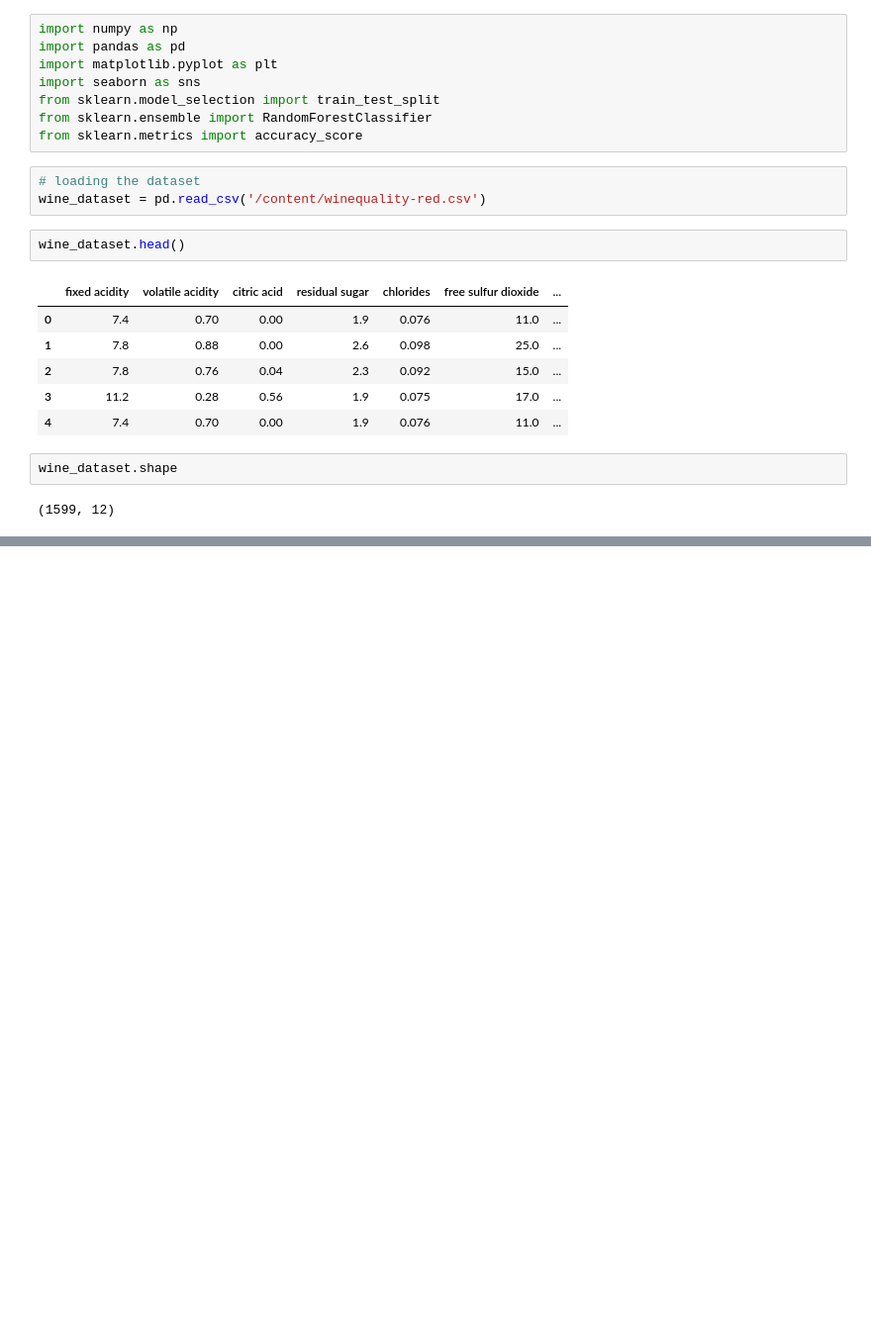
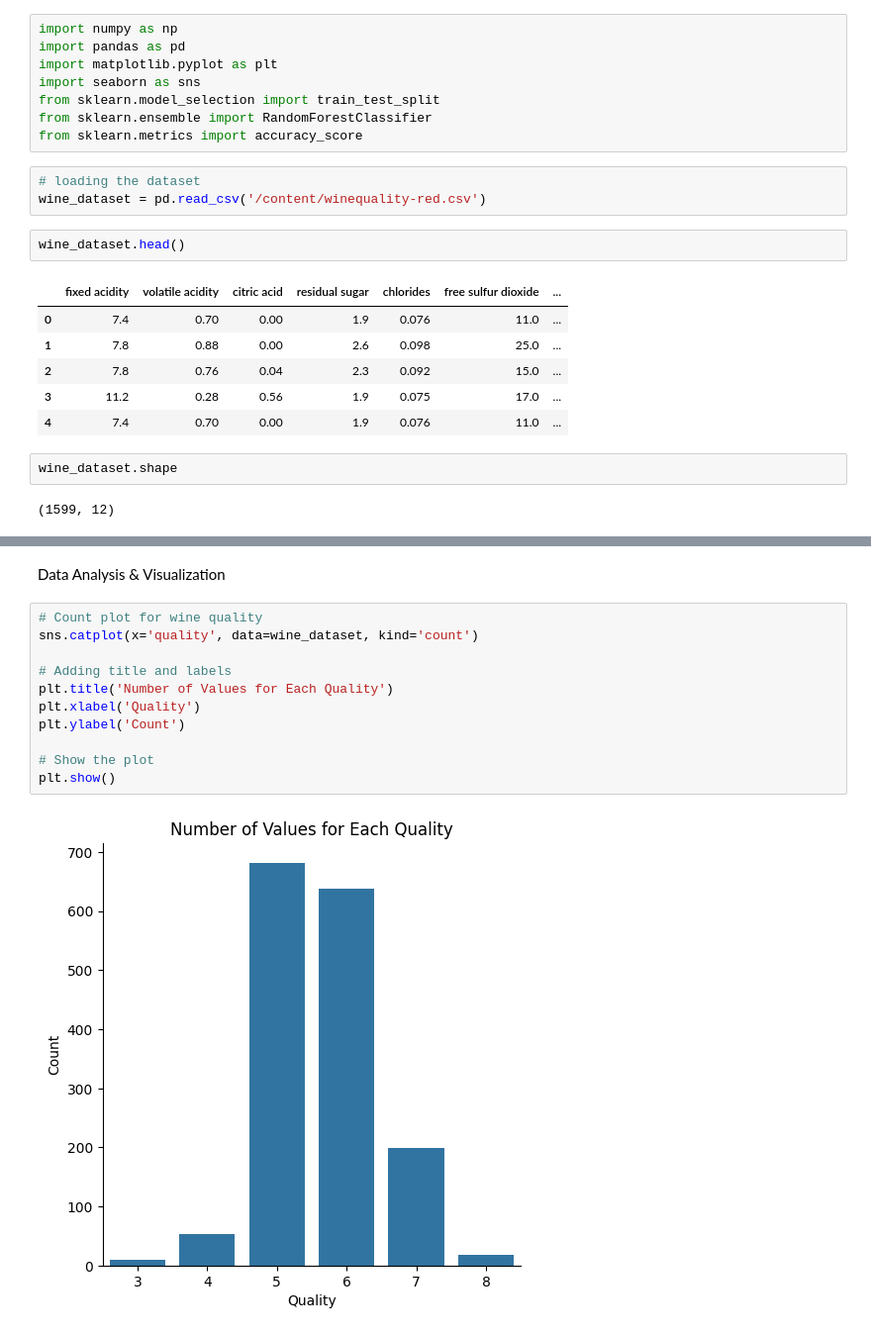
Before and after one commit to SamrithaaJeeva/Wine-Quality-Prediction, a Jupyter notebook: Wine_quality_prediction.ipynb, the cells around one changed output, grey strips where cells are left out. Shown: that part at 99% size. Cells and saved outputs as stored; diff of their text form; blank space fills up the shorter version.

```diff
--- a/Wine_quality_prediction.ipynb
+++ b/Wine_quality_prediction.ipynb
@@ -26,0 +68,15 @@ wine_dataset.shape
+# %% [markdown]
+Data Analysis & Visualization
+# %%
+# Count plot for wine quality
+sns.catplot(x='quality', data=wine_dataset, kind='count')
+
+# Adding title and labels
+plt.title('Number of Values for Each Quality')
+plt.xlabel('Quality')
+plt.ylabel('Count')
+
+# Show the plot
+plt.show()
+# %% [output]
+[figure, added]
```
Also changed, not shown: parts of 7 cells of this notebook.
